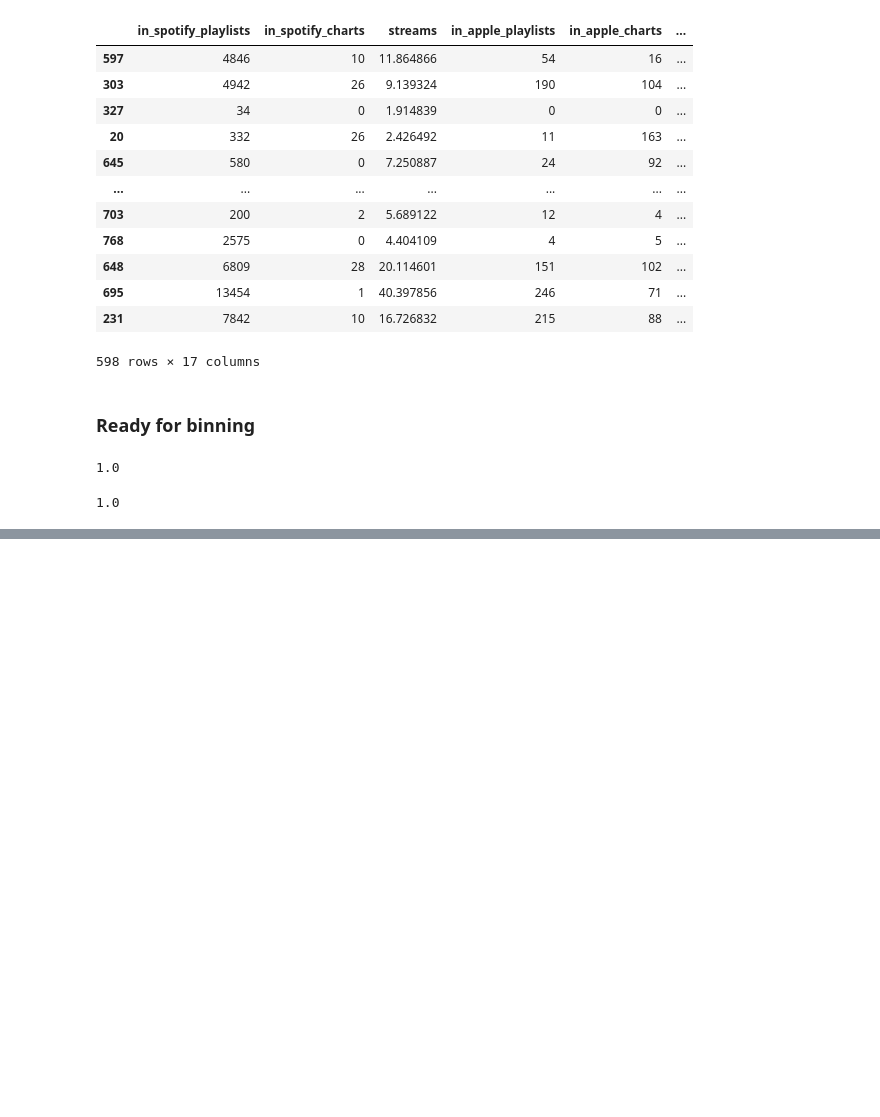
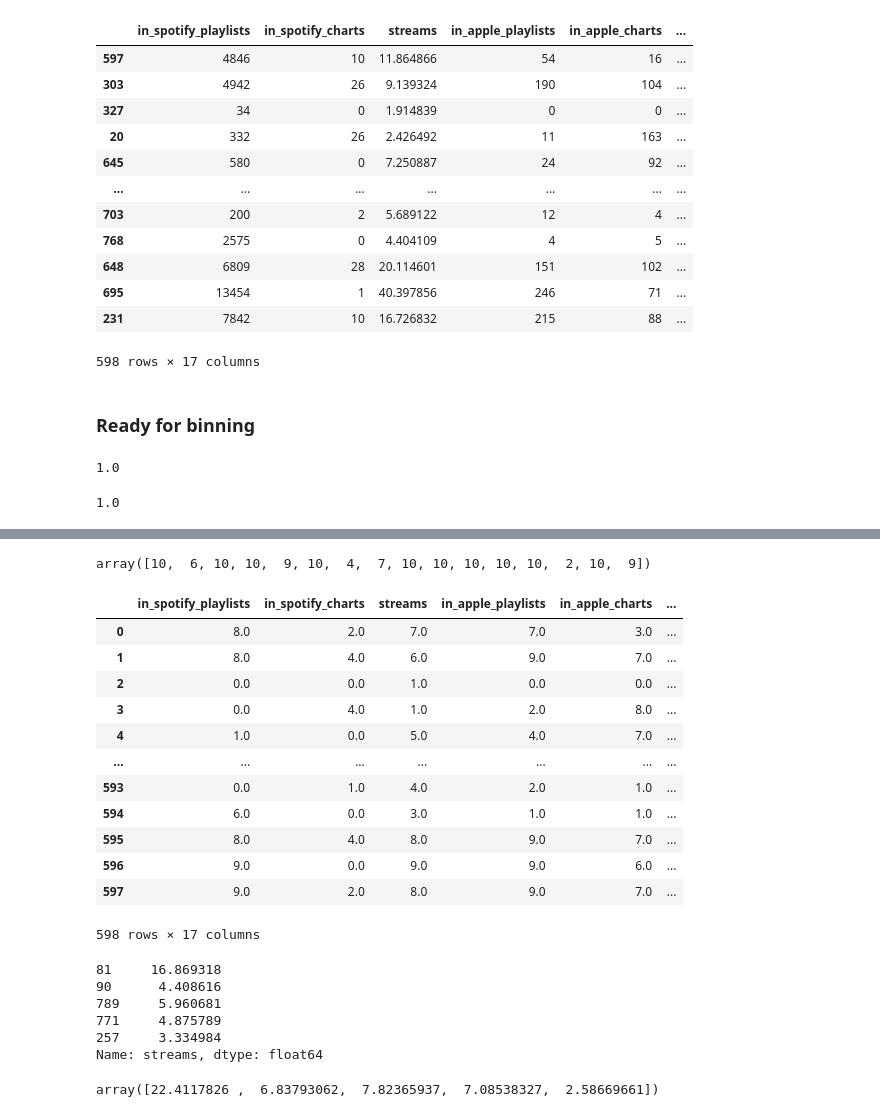
Before and after one commit to shivam188132/MY_machine_learning, a Jupyter notebook: binning and binarization spotify dataset.ipynb, the cells around one changed output, grey strips where cells are left out. Cells and saved outputs as stored; diff of their text form; code cells hidden in the pictures; blank space fills up the shorter version.

```diff
--- a/binning and binarization spotify dataset.ipynb
+++ b/binning and binarization spotify dataset.ipynb
@@ -563,0 +658,22 @@ r2_score(y_test,y_pred)
+# %%
+transformer1.named_transformers_['binning'].n_bins_
+# %% [output]
+array([10,  6, 10, 10,  9, 10,  4,  7, 10, 10, 10, 10, 10,  2, 10,  9])
+# %%
+transformed_df = pd.DataFrame(X_train_trf, columns=df2.columns)
+# %%
+transformed_df
+# %% [output]
+|  | in_spotify_playlists | in_spotify_charts | streams | in_apple_playlists | in_apple_charts | ... |
+| 0 | 8.0 | 2.0 | 7.0 | 7.0 | 3.0 | ... |
+| 1 | 8.0 | 4.0 | 6.0 | 9.0 | 7.0 | ... |
+| 2 | 0.0 | 0.0 | 1.0 | 0.0 | 0.0 | ... |
+| 3 | 0.0 | 4.0 | 1.0 | 2.0 | 8.0 | ... |
+| 4 | 1.0 | 0.0 | 5.0 | 4.0 | 7.0 | ... |
+| ... | ... | ... | ... | ... | ... | ... |
+| 593 | 0.0 | 1.0 | 4.0 | 2.0 | 1.0 | ... |
+| 594 | 6.0 | 0.0 | 3.0 | 1.0 | 1.0 | ... |
+| 595 | 8.0 | 4.0 | 8.0 | 9.0 | 7.0 | ... |
+| 596 | 9.0 | 0.0 | 9.0 | 9.0 | 6.0 | ... |
+| 597 | 9.0 | 2.0 | 8.0 | 9.0 | 7.0 | ... |
+598 rows × 17 columns
@@ -563,0 +690,13 @@ r2_score(y_test,y_pred)
+# %%
+y_test[0:5]
+# %% [output]
+81     16.869318
+90      4.408616
+789     5.960681
+771     4.875789
+257     3.334984
+Name: streams, dtype: float64
+# %%
+y_pred[0:5]
+# %% [output]
+array([22.4117826 ,  6.83793062,  7.82365937,  7.08538327,  2.58669661])
```
Also changed, not shown: parts of 27 cells of this notebook, 1 other file.
